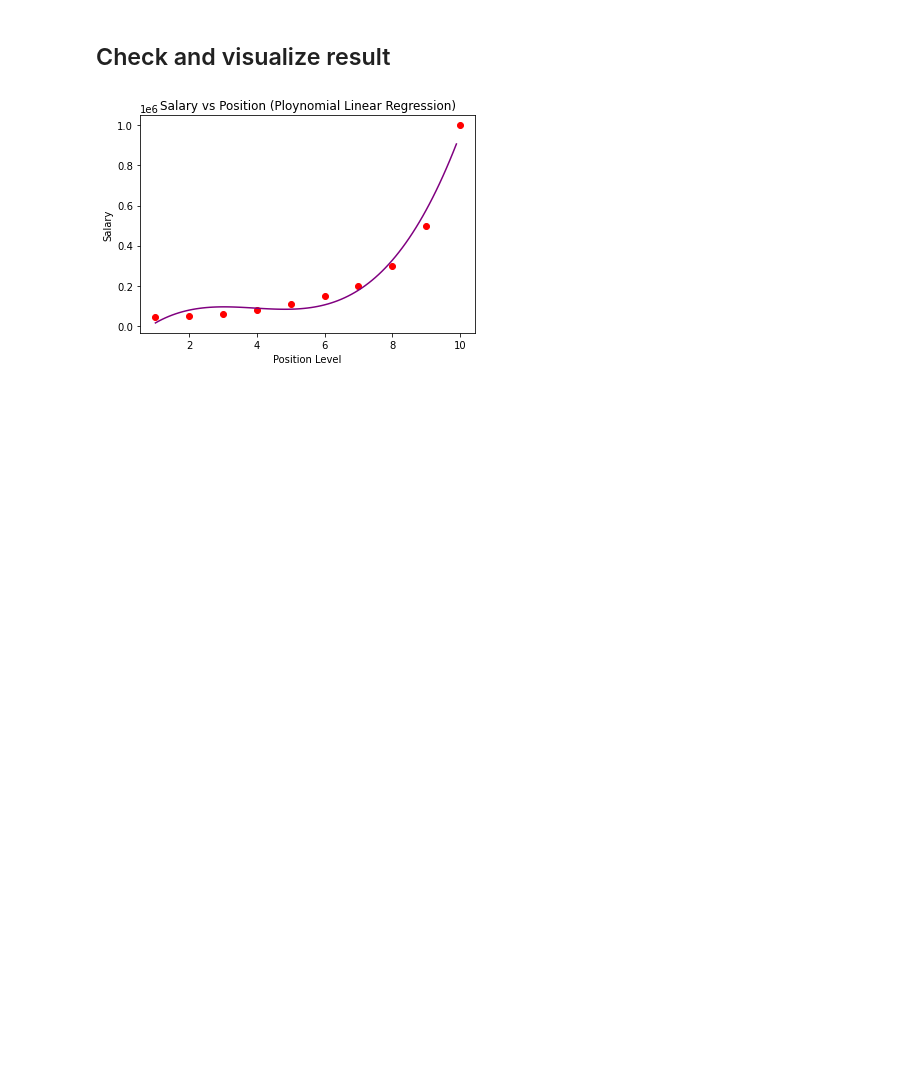
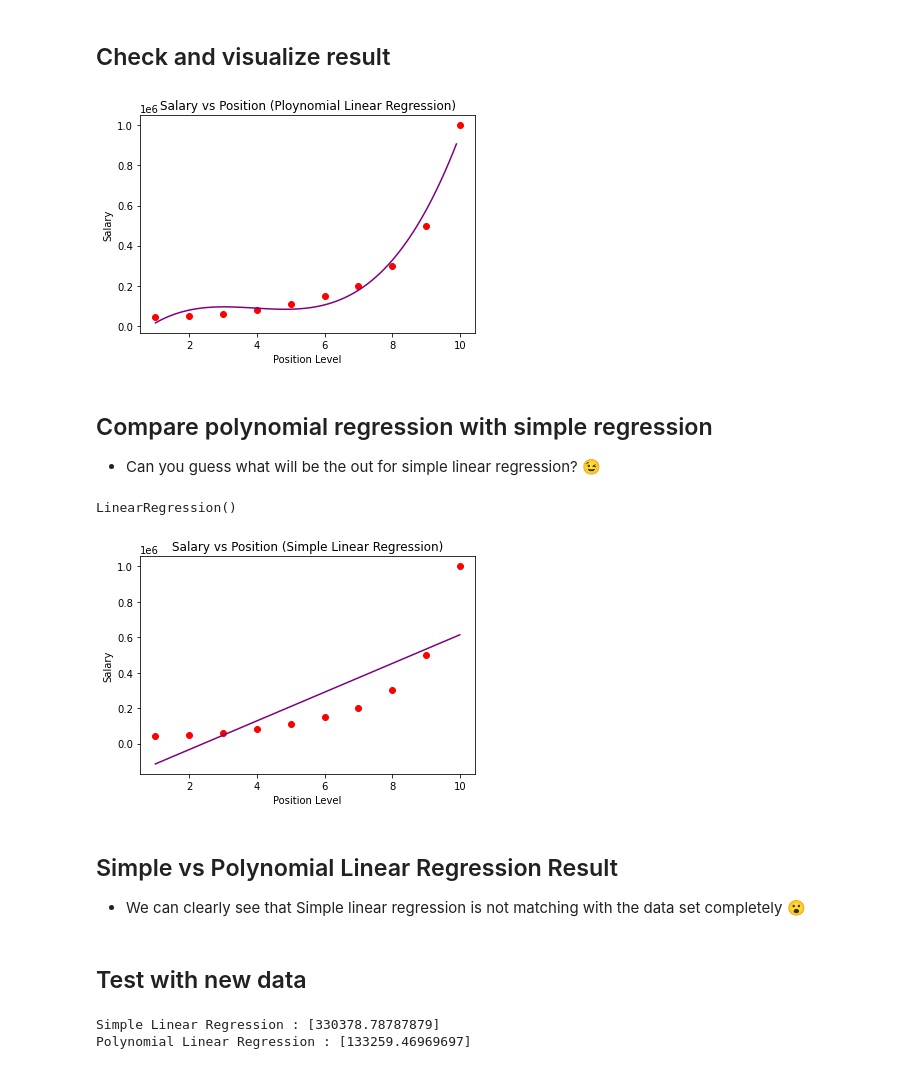
Before and after one commit to sanjay-rb/Machine-learning, a Jupyter notebook: notebook/4 . Polynomial Linear Regression.ipynb, the cells around one changed output. Drawn from its saved outputs; the diff is of its cells as text; code cells hidden in the pictures; blank space fills up the shorter version.

Commit message:
Simple vs Polynomial Linear Regression Result

```diff
--- a/notebook/4 . Polynomial Linear Regression.ipynb
+++ b/notebook/4 . Polynomial Linear Regression.ipynb
@@ -83,3 +83,35 @@ plt.ylabel("Salary")
 plt.show()
 # %% [output]
 [figure]
+# %% [markdown]
+## Compare polynomial regression with simple regression
+- Can you guess what will be the out for simple linear regression? 😉
+# %%
+from sklearn.linear_model import LinearRegression
+linear_simple_regressor = LinearRegression()
+linear_simple_regressor.fit(X, Y)
+# %% [output]
+LinearRegression()
+# %%
+X_grid = np.arange(min(X), max(X), 0.1)
+X_grid = X_grid.reshape((len(X_grid), 1))
+
+plt.scatter(x=X, y=Y, color='red')
+plt.plot(X, linear_simple_regressor.predict(X), color='purple')
+plt.title("Salary vs Position (Simple Linear Regression)")
+plt.xlabel("Position Level")
+plt.ylabel("Salary")
+plt.show()
+# %% [output]
+[figure, added]
+# %% [markdown]
+## Simple vs Polynomial Linear Regression Result
+- We can clearly see that Simple linear regression is not matching with the data set completely 😮
+# %% [markdown]
+## Test with new data
+# %%
+print("Simple Linear Regression :", linear_simple_regressor.predict([[6.5]]))
+print("Polynomial Linear Regression :", linear_ploy_regressor.predict(PolynomialFeatures(degree=3).fit_transform([[6.5]])))
+# %% [output]
+Simple Linear Regression : [330378.78787879]
+Polynomial Linear Regression : [133259.46969697]
```
Also changed, not shown: parts of 2 cells of this notebook.
